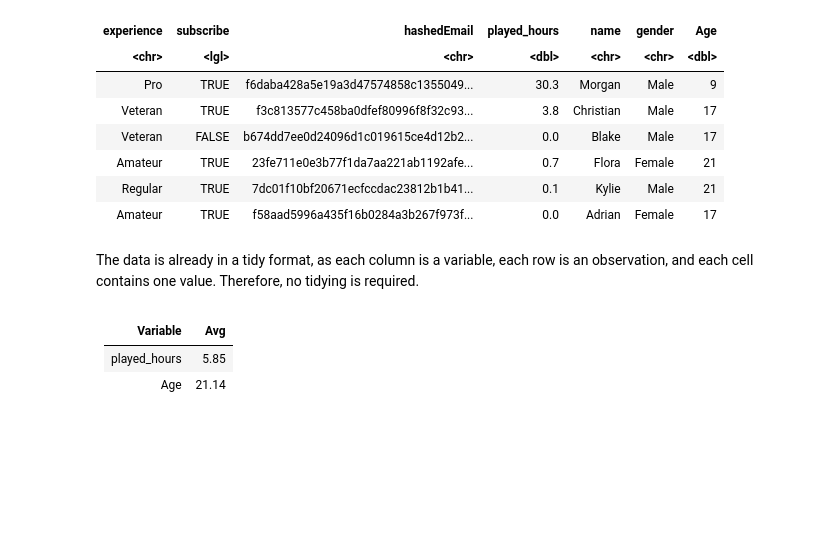
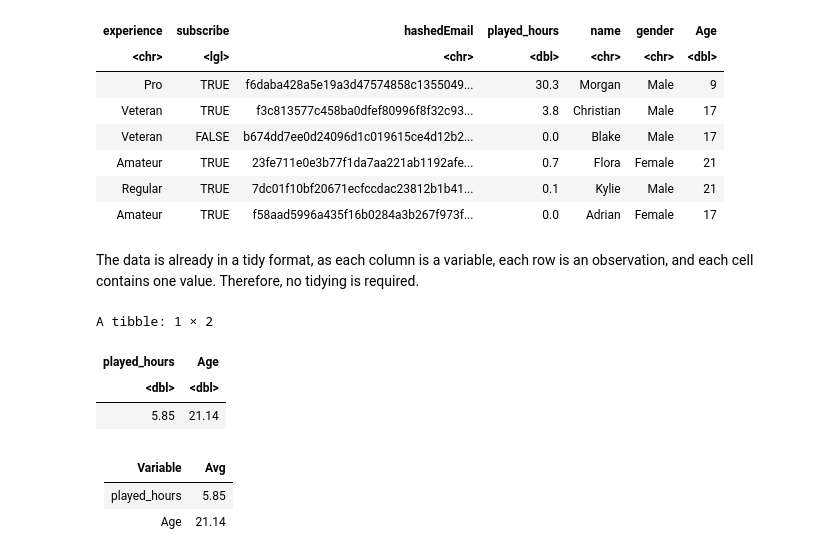
Before and after one commit to keeratmahil27/DSCI-100-Individual-Project, a Jupyter notebook: Untitled.ipynb, the cells around one changed output. Saved outputs shown, nothing was run; the diff lists cells and outputs as text; code cells hidden in the pictures; blank space fills up the shorter version.

```diff
--- a/Untitled.ipynb
+++ b/Untitled.ipynb
@@ -176,7 +190,7 @@ The data seems to already be in a tidy format, so the only wrangling needed for
 # %% [markdown]
 # Part 3:
 # %%
-players <- read_csv("Untitled Folder/players.csv")
+players <- read_csv("https://raw.githubusercontent.com/keeratmahil27/DSCI-100-Individual-Project/refs/heads/main/players.csv")
 head(players)
 # %% [output]
 Rows: 196 Columns: 7
@@ -202,9 +216,14 @@ The data is already in a tidy format, as each column is a variable, each row is
 # %%
 mean_players <- players |>
 select(where(is.numeric)) |>
 map_dfr(mean, na.rm = T) |>
 round(2)
-# mean_players
+mean_players
+# %% [output]
+A tibble: 1 × 2
+| played_hours | Age |
+| <dbl> | <dbl> |
+| 5.85 | 21.14 |
 # %% [markdown]
 | Variable     | Avg   |
 |--------------|-------|
```
Also changed, not shown: parts of 3 cells of this notebook.
